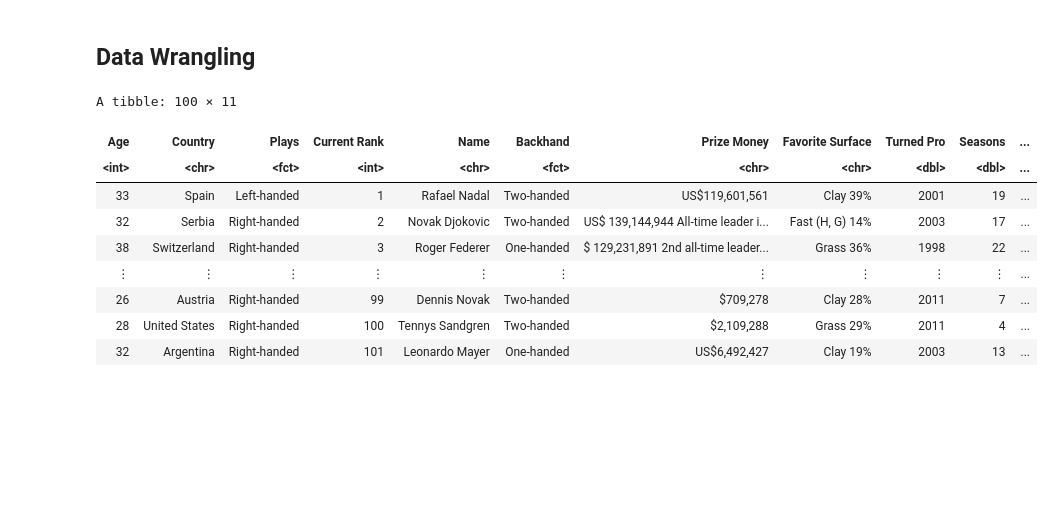
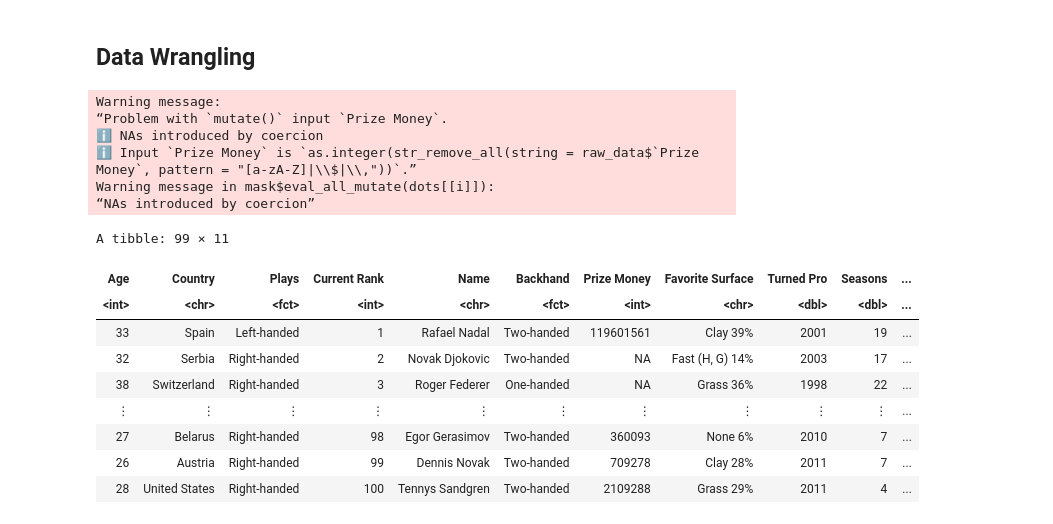
Before and after one commit to RaymondZhang20/Data-Prodiction, a Jupyter notebook: analysis.ipynb, the cells around one changed output. Saved outputs shown, nothing was run; the diff lists cells and outputs as text; code cells hidden in the pictures; blank space fills up the shorter version.

```diff
--- a/analysis.ipynb
+++ b/analysis.ipynb
@@ -68,24 +49,31 @@ A spec_tbl_df: 500 × 38
 # %%
 tidy_data <- raw_data %>%
              select(Age:Seasons) %>%
              select(-Wikipedia, -'Best Rank') %>%
              mutate(Age = as.integer(str_sub(Age, 1, 2))) %>%
              mutate('Height(cm)' = as.integer(str_sub(Height, 1, 3))) %>%
              select(-Height) %>%
-             mutate('Current Rank' = as.integer(str_remove(string = raw_data$'Current Rank', pattern = "\\(.*\\)"))) %>%
+             mutate(`Current Rank` = as.integer(str_remove(string = raw_data$`Current Rank`, pattern = "\\(.*\\)"))) %>%
+             mutate(`Prize Money` = as.integer(str_remove_all(string = raw_data$`Prize Money`, pattern = "[a-zA-Z]|\\$|\\,"))) %>%
              mutate(Plays = as.factor(Plays)) %>%
              mutate(Backhand = as.factor(Backhand)) %>%
              arrange(`Current Rank`) %>%
-             head(100)
+             head(99)
 tidy_data
 # %% [output]
-A tibble: 100 × 11
+Warning message:
+“Problem with `mutate()` input `Prize Money`.
+ℹ NAs introduced by coercion
+ℹ Input `Prize Money` is `as.integer(str_remove_all(string = raw_data$`Prize Money`, pattern = "[a-zA-Z]|\\$|\\,"))`.”
+Warning message in mask$eval_all_mutate(dots[[i]]):
+“NAs introduced by coercion”
+A tibble: 99 × 11
 | Age | Country | Plays | Current Rank | Name | Backhand | Prize Money | Favorite Surface | Turned Pro | Seasons | ... |
-| <int> | <chr> | <fct> | <int> | <chr> | <fct> | <chr> | <chr> | <dbl> | <dbl> | ... |
-| 33 | Spain | Left-handed | 1 | Rafael Nadal | Two-handed | US$119,601,561 | Clay 39% | 2001 | 19 | ... |
-| 32 | Serbia | Right-handed | 2 | Novak Djokovic | Two-handed | US$ 139,144,944 All-time leader i... | Fast (H, G) 14% | 2003 | 17 | ... |
-| 38 | Switzerland | Right-handed | 3 | Roger Federer | One-handed | $ 129,231,891 2nd all-time leader... | Grass 36% | 1998 | 22 | ... |
+| <int> | <chr> | <fct> | <int> | <chr> | <fct> | <int> | <chr> | <dbl> | <dbl> | ... |
+| 33 | Spain | Left-handed | 1 | Rafael Nadal | Two-handed | 119601561 | Clay 39% | 2001 | 19 | ... |
+| 32 | Serbia | Right-handed | 2 | Novak Djokovic | Two-handed | NA | Fast (H, G) 14% | 2003 | 17 | ... |
+| 38 | Switzerland | Right-handed | 3 | Roger Federer | One-handed | NA | Grass 36% | 1998 | 22 | ... |
 | ⋮ | ⋮ | ⋮ | ⋮ | ⋮ | ⋮ | ⋮ | ⋮ | ⋮ | ⋮ | ... |
-| 26 | Austria | Right-handed | 99 | Dennis Novak | Two-handed | $709,278 | Clay 28% | 2011 | 7 | ... |
-| 28 | United States | Right-handed | 100 | Tennys Sandgren | Two-handed | $2,109,288 | Grass 29% | 2011 | 4 | ... |
-| 32 | Argentina | Right-handed | 101 | Leonardo Mayer | One-handed | US$6,492,427 | Clay 19% | 2003 | 13 | ... |
+| 27 | Belarus | Right-handed | 98 | Egor Gerasimov | Two-handed | 360093 | None 6% | 2010 | 7 | ... |
+| 26 | Austria | Right-handed | 99 | Dennis Novak | Two-handed | 709278 | Clay 28% | 2011 | 7 | ... |
+| 28 | United States | Right-handed | 100 | Tennys Sandgren | Two-handed | 2109288 | Grass 29% | 2011 | 4 | ... |
```
Also changed, not shown: parts of 3 cells of this notebook.
